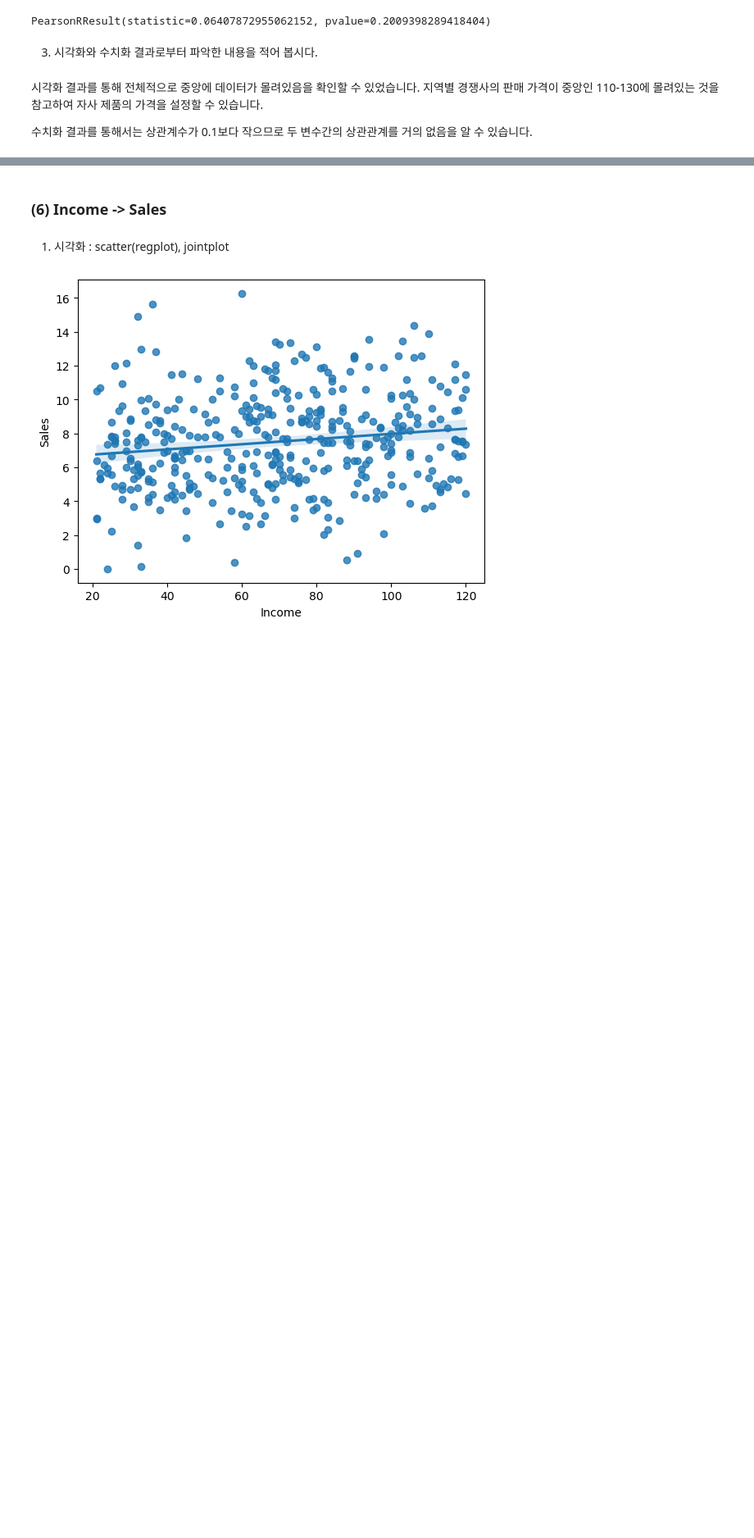
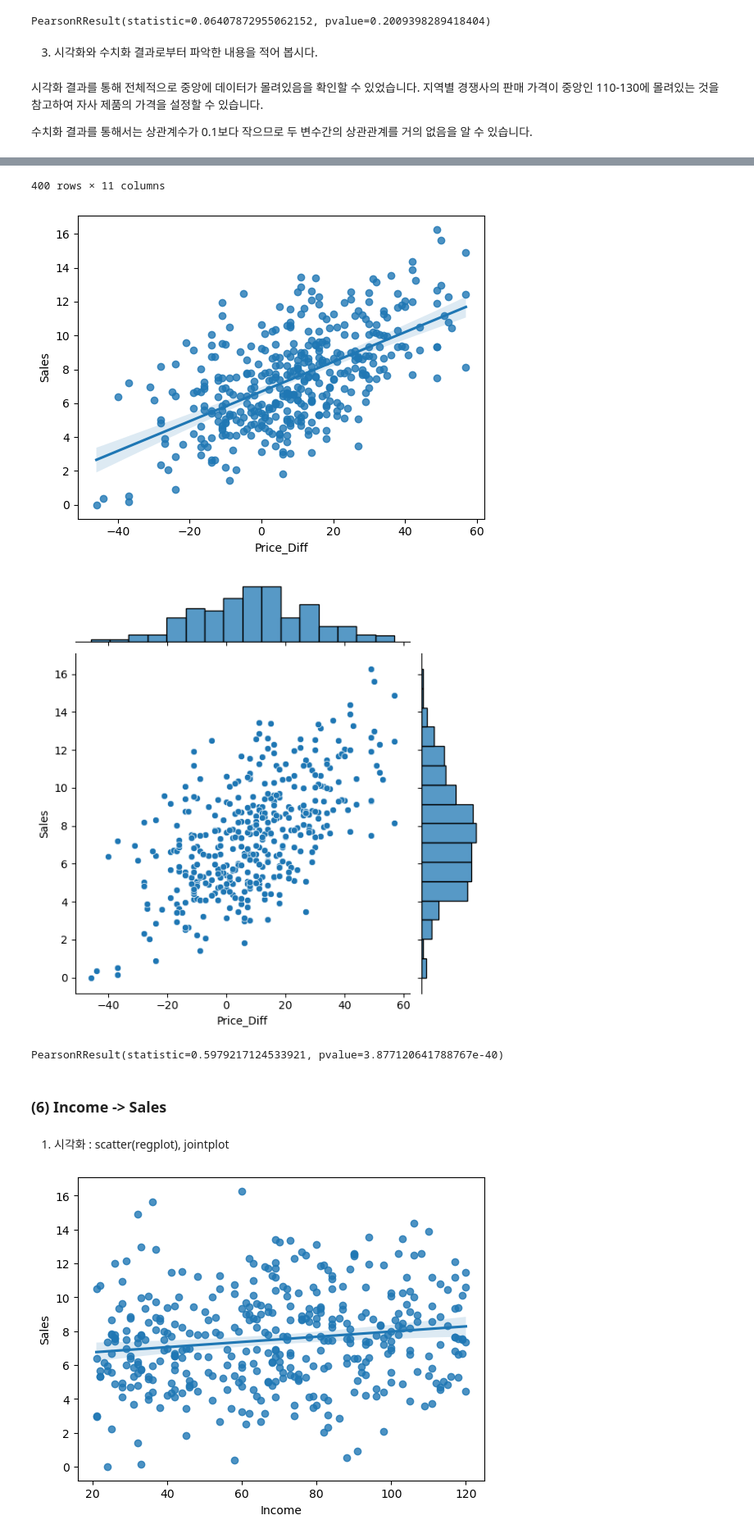
Before and after one commit to JReal2/aivle6-practice, a Jupyter notebook: data-analysis/종합실습1_이변량분석(y-숫자).ipynb, the cells around one changed output, grey strips where cells are left out. Shown at 82% size. Saved outputs shown, nothing was run; the diff lists cells and outputs as text; code cells hidden in the pictures; blank space fills up the shorter version.

```diff
--- a/data-analysis/종합실습1_이변량분석(y-숫자).ipynb
+++ b/data-analysis/종합실습1_이변량분석(y-숫자).ipynb
@@ -186,3 +185,13 @@ PearsonRResult(statistic=0.06407872955062152, pvalue=0.2009398289418404)
 시각화 결과를 통해 전체적으로 중앙에 데이터가 몰려있음을 확인할 수 있었습니다. 지역별 경쟁사의 판매 가격이 중앙인 110-130에 몰려있는 것을 참고하여 자사 제품의 가격을 설정할 수 있습니다.
 
 수치화 결과를 통해서는 상관계수가 0.1보다 작으므로 두 변수간의 상관관계를 거의 없음을 알 수 있습니다.
+# %%
+# 가격 차이 = 가격 경쟁력
+data['Price_Diff'] = data['CompPrice'] - data['Price']
+display(data)
+
+# 분석
+var = 'Price_Diff'
+visualize(var, 'Sales', data)
+spst.pearsonr(data['Price_Diff'], data['Sales'])
+# %% [output]
@@ -189,3 +210,7 @@ PearsonRResult(statistic=0.06407872955062152, pvalue=0.2009398289418404)
+400 rows × 11 columns
+[figure, added]
+[figure, added]
+PearsonRResult(statistic=0.5979217124533921, pvalue=3.877120641788767e-40)
 # %% [markdown]
 ### **(6) Income -> Sales**
 # %% [markdown]
```
Also changed, not shown: parts of 13 cells of this notebook, 5 other files.
